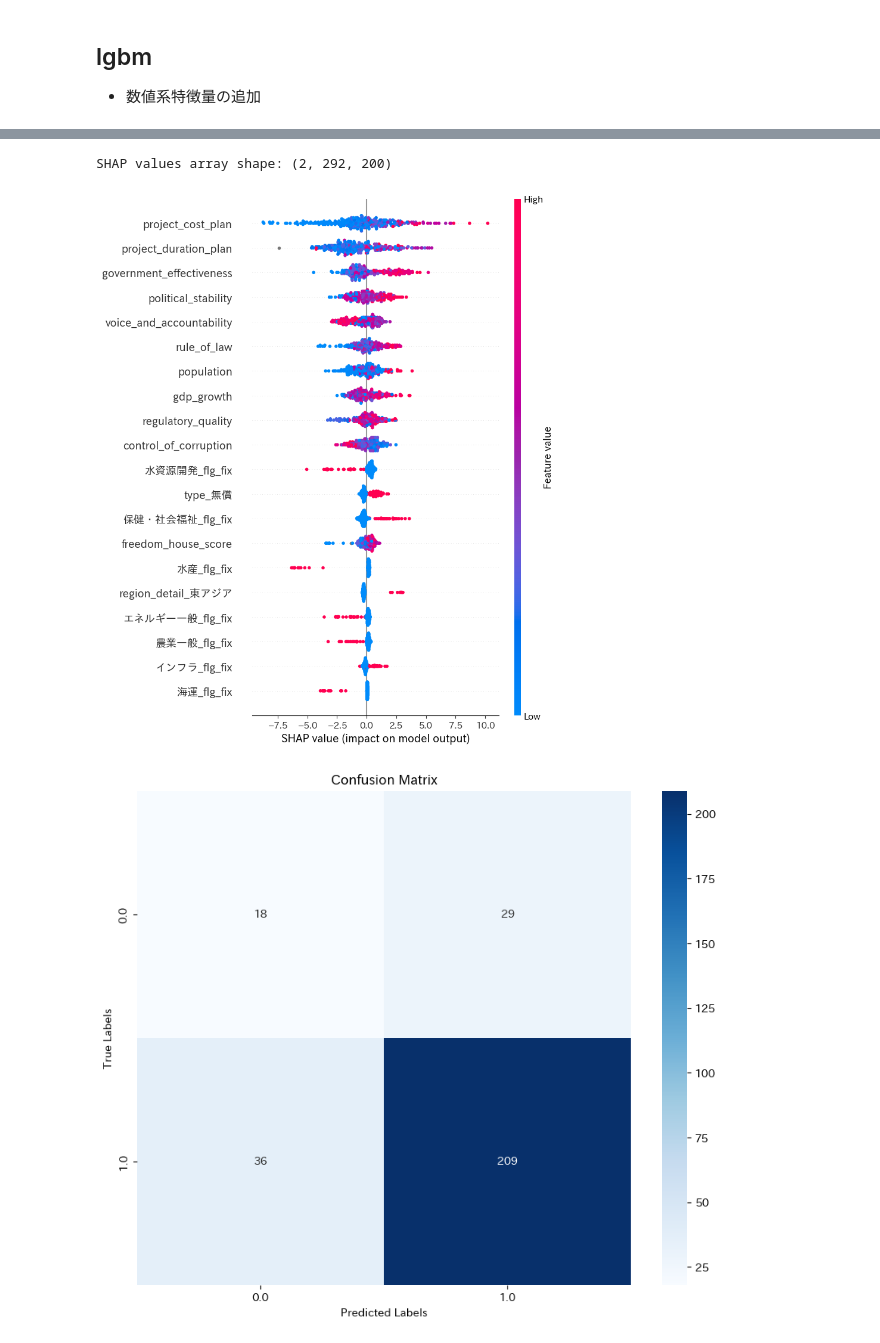
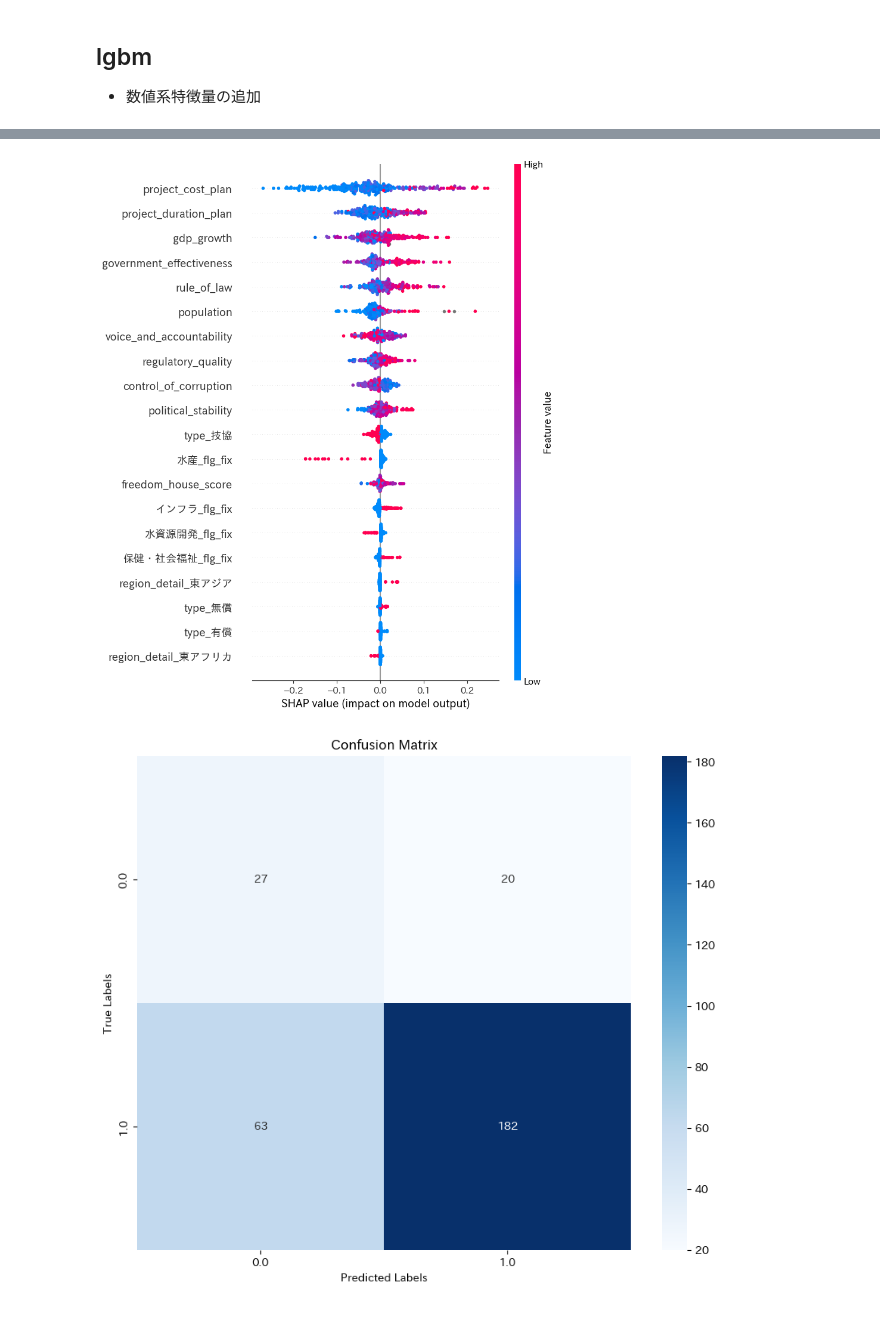
Before and after one commit to MatangoNyanya/post-project-eval, a Jupyter notebook: ml_prediction/prediction.ipynb, the cells around one changed output, grey strips where cells are left out. Cells and saved outputs as stored; diff of their text form; code cells hidden in the pictures.

```diff
--- a/ml_prediction/prediction.ipynb
+++ b/ml_prediction/prediction.ipynb
@@ -344,7 +344,7 @@ baseline, 1.0, non, 0.839041095890411, 0.839041095890411
 - 数値系特徴量の追加
 # %%
 reload(ml_numerical_classification_lgb)
-ml_numerical_classification_lgb.train_and_evaluate_model(train_df=train_df, valid_df=valid_df)
+ml_numerical_classification_lgb.train_and_evaluate_model(train_df=train_df, valid_df=valid_df, n_splits=6, threshold_objective="macro_f1")
 
 cm.vis('results/classification/confusion_matrix_num_lgb.csv','results/classification/result_num_lgb.csv')
 # %% [output]
@@ -368,4 +368,3 @@ Balanced Accuracy: 0.6180199739470256
 LightGBM binary classifier with TreeExplainer shap values output has changed to a list of ndarray
-SHAP values array shape: (2, 292, 200)
-[figure, old version]
+[figure, new version]
-[figure, old version]
+[figure, new version]
```
Also changed, not shown: parts of 2 cells of this notebook, 3 other files.
